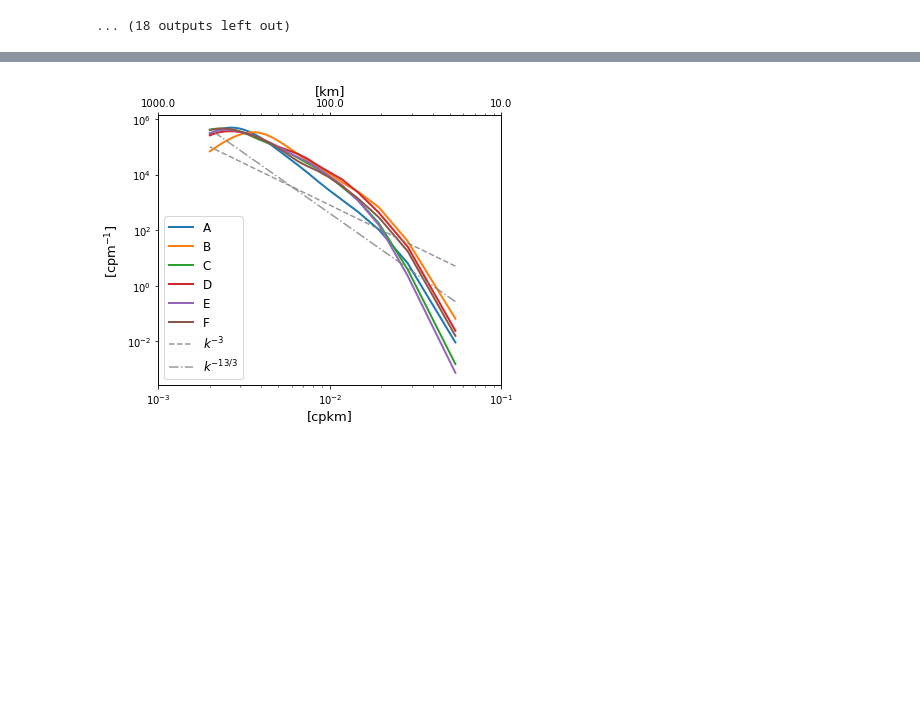
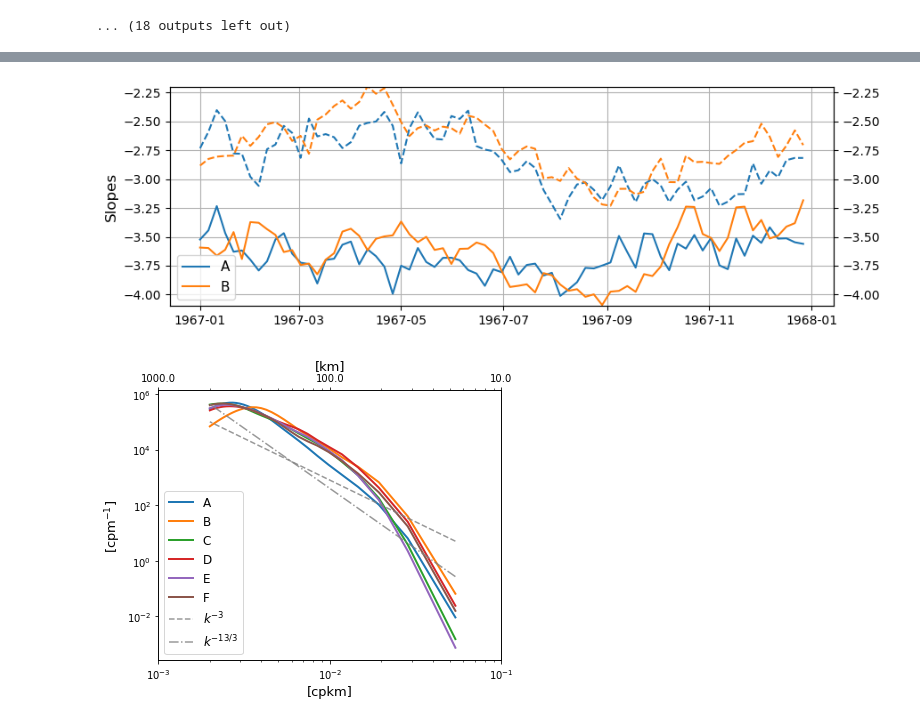
Before and after one commit to roxyboy/NA-wavelet-notes, a Jupyter notebook: Snapshots/KE-spectra.ipynb, the cells around one changed output, grey strips where cells are left out. Cells and saved outputs as stored; diff of their text form; code cells hidden in the pictures; blank space fills up the shorter version.

```diff
--- a/Snapshots/KE-spectra.ipynb
+++ b/Snapshots/KE-spectra.ipynb
@@ -795,3 +3562,35 @@ dsave.to_zarr('/tank/topog/tuchida/Wavelet-spectrum/isoDiags_KE_region%02d_1967-
+# %%
+from datetime import datetime, timedelta
+time = np.arange(datetime(1967,1,1), datetime(1967,12,31), timedelta(days=5)).astype(datetime)
+
+fig, ax = plt.subplots(figsize=(9,3))
+fig.set_tight_layout(True)
+ax2 = ax.twinx()
+ax.plot(time, sAi, label=r"A")
+# ax.plot(time, sB, label=r"B")
+# ax.plot(time, sC, label=r"C")
+# ax.plot(time, sD, label=r"D")
+# ax.plot(time, sE, label=r"E")
+ax.plot(time, sFi, label=r"B")
+
+ax2.plot(time, sA, ls='--', label=r"A")
+# ax2.plot(time, sBi, ls='--', label=r"B")
+# ax2.plot(time, sCi, ls='--', label=r"C")
+# ax2.plot(time, sDi, ls='--', label=r"D")
+# ax2.plot(time, sEi, ls='--', label=r"E")
+ax2.plot(time, sF, ls='--', label=r"B")
+
+ax.legend(loc='lower left', fontsize=11)
+
+ax.set_ylim([-4.1,-2.2])
+ax2.set_ylim([-4.1,-2.2])
+
+ax.set_ylabel(r"Slopes", fontsize=12)
+ax.grid(True)
+
+plt.savefig(op.join(savedir, 'Figs/EKEslopes_AB_250-80.pdf'))
+# %% [output]
+[figure, added]
 # %%
 nmembs = np.arange(100,148)
 xchunk = 100
```
Also changed, not shown: parts of 27 cells of this notebook, 9 other files.
